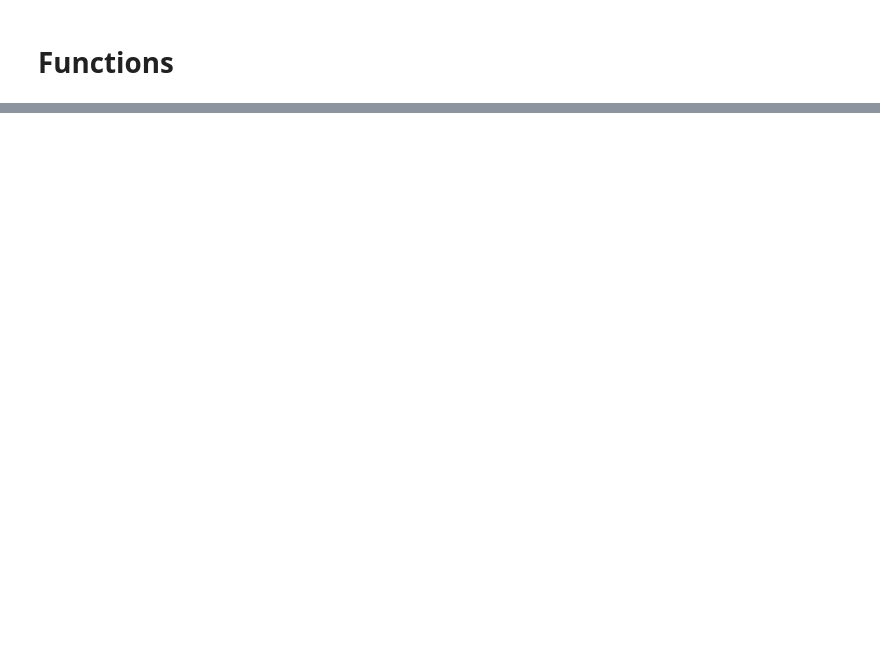
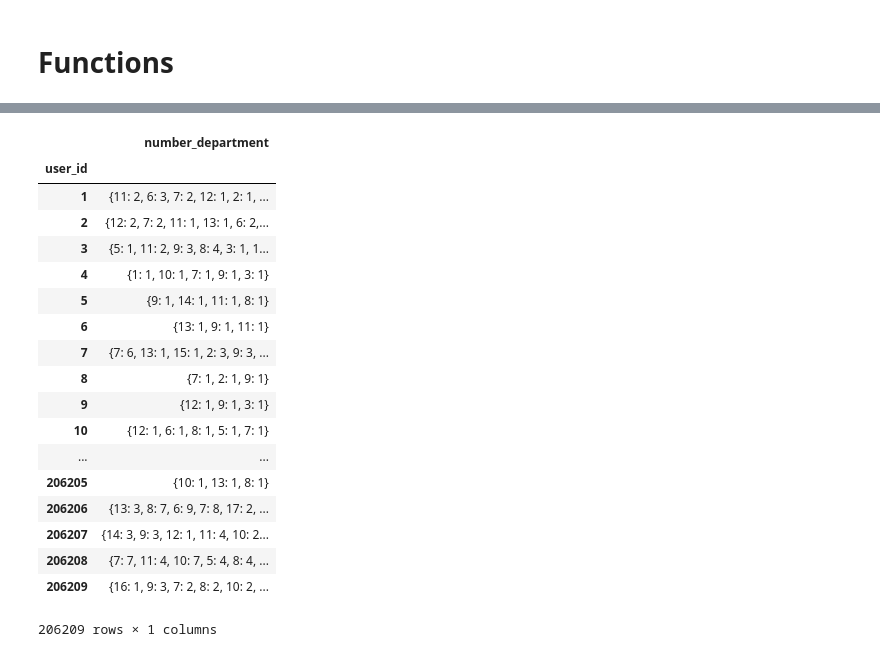
Before and after one commit to msaada/kaggle-competitions, a Jupyter notebook: instacart/Instacart_hanan.ipynb, the cells around one changed output, grey strips where cells are left out. Saved outputs shown, nothing was run; the diff lists cells and outputs as text; code cells hidden in the pictures; blank space fills up the shorter version.

```diff
--- a/instacart/Instacart_hanan.ipynb
+++ b/instacart/Instacart_hanan.ipynb
@@ -69,0 +97,22 @@ users[(users['#dow']==1) & (users['#moments']==1)]
+# %%
+orders[orders.eval_set=='prior'].groupby('user_id')['nb_unique_department'].apply(list).apply(Counter).to_frame(name='number_department')
+# %% [output]
+|  | number_department |
+| user_id |  |
+| 1 | {11: 2, 6: 3, 7: 2, 12: 1, 2: 1, ... |
+| 2 | {12: 2, 7: 2, 11: 1, 13: 1, 6: 2,... |
+| 3 | {5: 1, 11: 2, 9: 3, 8: 4, 3: 1, 1... |
+| 4 | {1: 1, 10: 1, 7: 1, 9: 1, 3: 1} |
+| 5 | {9: 1, 14: 1, 11: 1, 8: 1} |
+| 6 | {13: 1, 9: 1, 11: 1} |
+| 7 | {7: 6, 13: 1, 15: 1, 2: 3, 9: 3, ... |
+| 8 | {7: 1, 2: 1, 9: 1} |
+| 9 | {12: 1, 9: 1, 3: 1} |
+| 10 | {12: 1, 6: 1, 8: 1, 5: 1, 7: 1} |
+| ... | ... |
+| 206205 | {10: 1, 13: 1, 8: 1} |
+| 206206 | {13: 3, 8: 7, 6: 9, 7: 8, 17: 2, ... |
+| 206207 | {14: 3, 9: 3, 12: 1, 11: 4, 10: 2... |
+| 206208 | {7: 7, 11: 4, 10: 7, 5: 4, 8: 4, ... |
+| 206209 | {16: 1, 9: 3, 7: 2, 8: 2, 10: 2, ... |
+206209 rows × 1 columns
```
Also changed, not shown: parts of 30 cells of this notebook, 3 other files.
